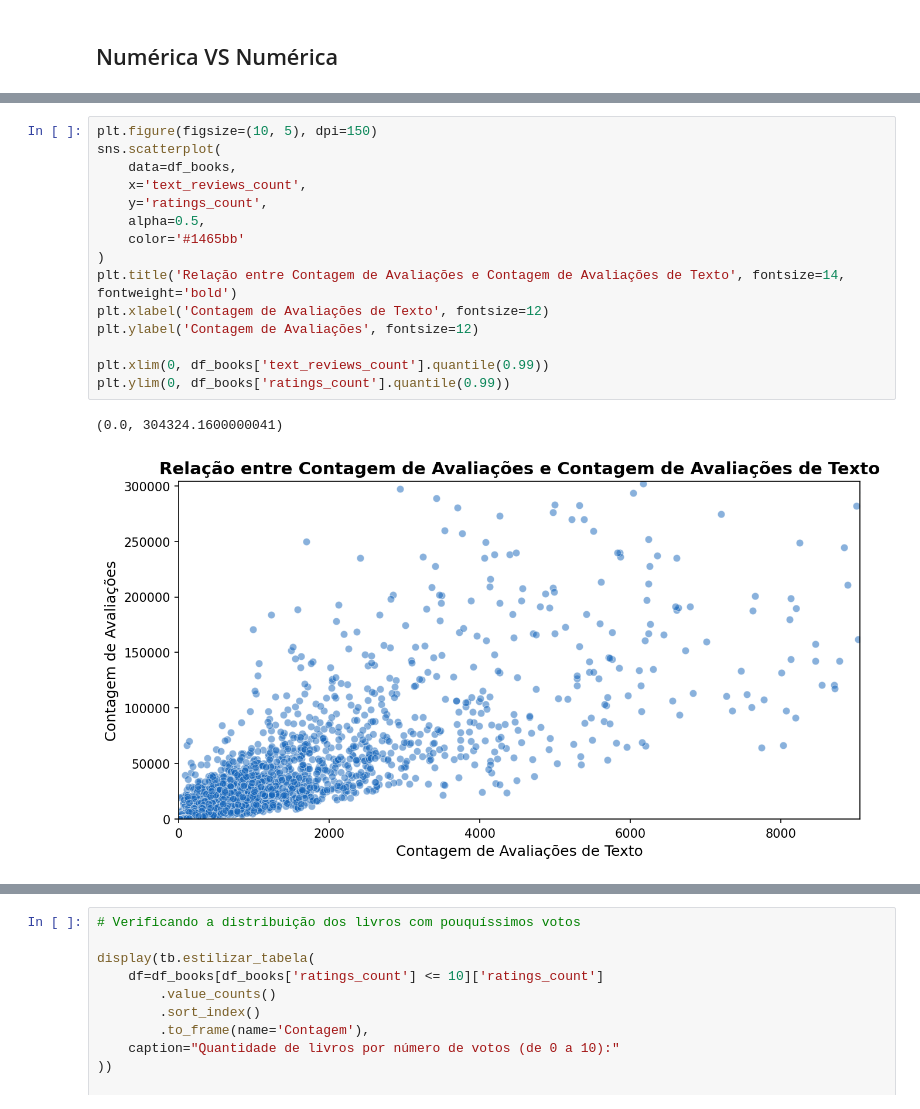
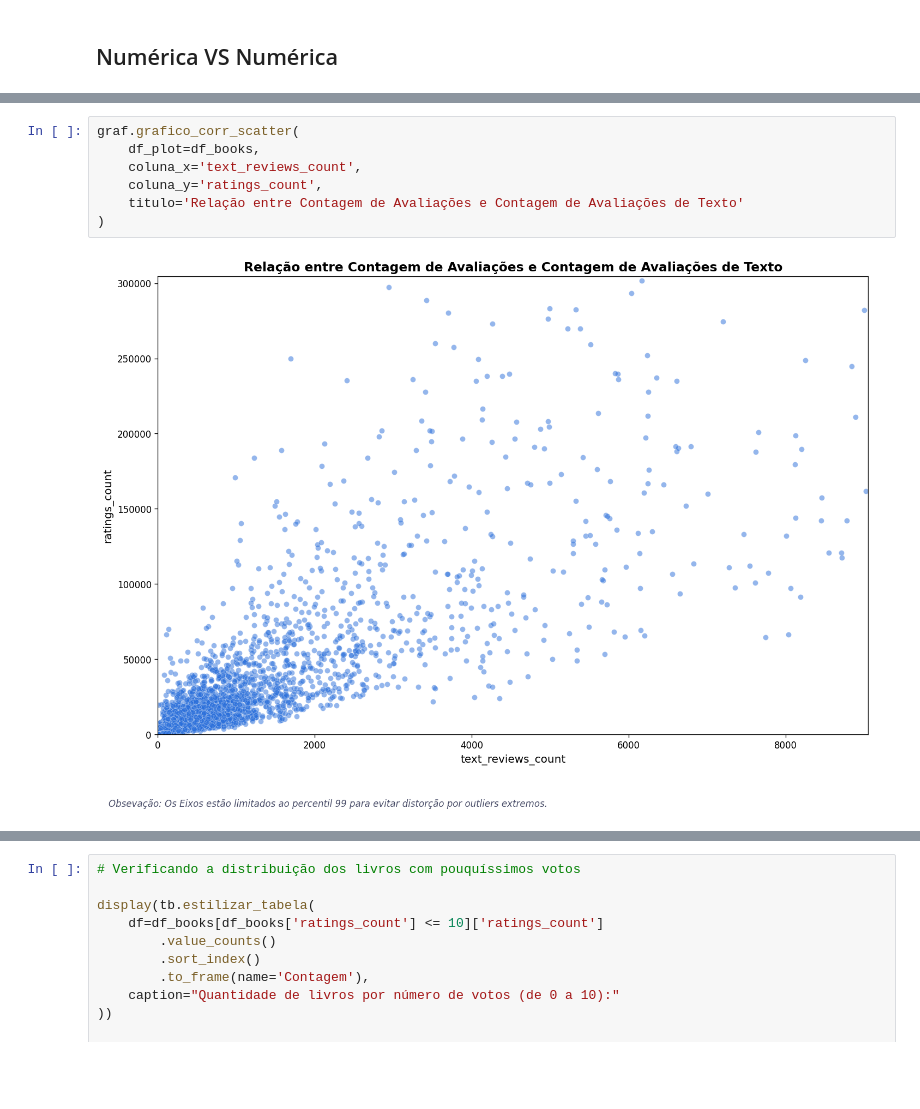
Before and after one commit to AleCecilio/entertainment_industry_performance_analysis, a Jupyter notebook: notebooks/04_eda_goodreads.ipynb, the cells around one changed output, grey strips where cells are left out. Cells and saved outputs as stored; diff of their text form; blank space fills up the shorter version.

Commit message:
criação de graficos scatter para correlação numérica e plots para tipos datetime em análise univariada e bivariada

```diff
--- a/notebooks/04_eda_goodreads.ipynb
+++ b/notebooks/04_eda_goodreads.ipynb
@@ -246,19 +270,10 @@ Mapa de Relacionamento (Correlação Spearman)
 # %%
-plt.figure(figsize=(10, 5), dpi=150)
-sns.scatterplot(
-    data=df_books,
-    x='text_reviews_count',
-    y='ratings_count',
-    alpha=0.5,
-    color='#1465bb'
+graf.grafico_corr_scatter(
+    df_plot=df_books,
+    coluna_x='text_reviews_count',
+    coluna_y='ratings_count',
+    titulo='Relação entre Contagem de Avaliações e Contagem de Avaliações de Texto'
 )
-plt.title('Relação entre Contagem de Avaliações e Contagem de Avaliações de Texto', fontsize=14, fontweight='bold')
-plt.xlabel('Contagem de Avaliações de Texto', fontsize=12)
-plt.ylabel('Contagem de Avaliações', fontsize=12)
-
-plt.xlim(0, df_books['text_reviews_count'].quantile(0.99))
-plt.ylim(0, df_books['ratings_count'].quantile(0.99))
 # %% [output]
-(0.0, 304324.1600000041)
-[figure, old version]
+[figure, new version]
 # %%
```
Also changed, not shown: parts of 19 cells of this notebook, 10 other files.
